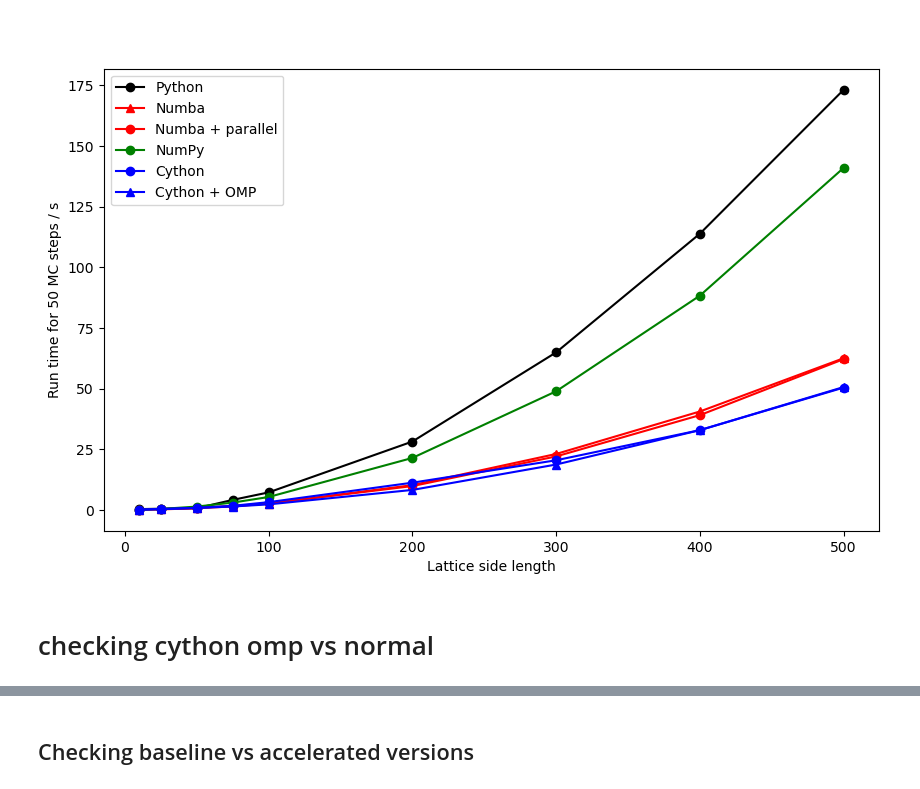
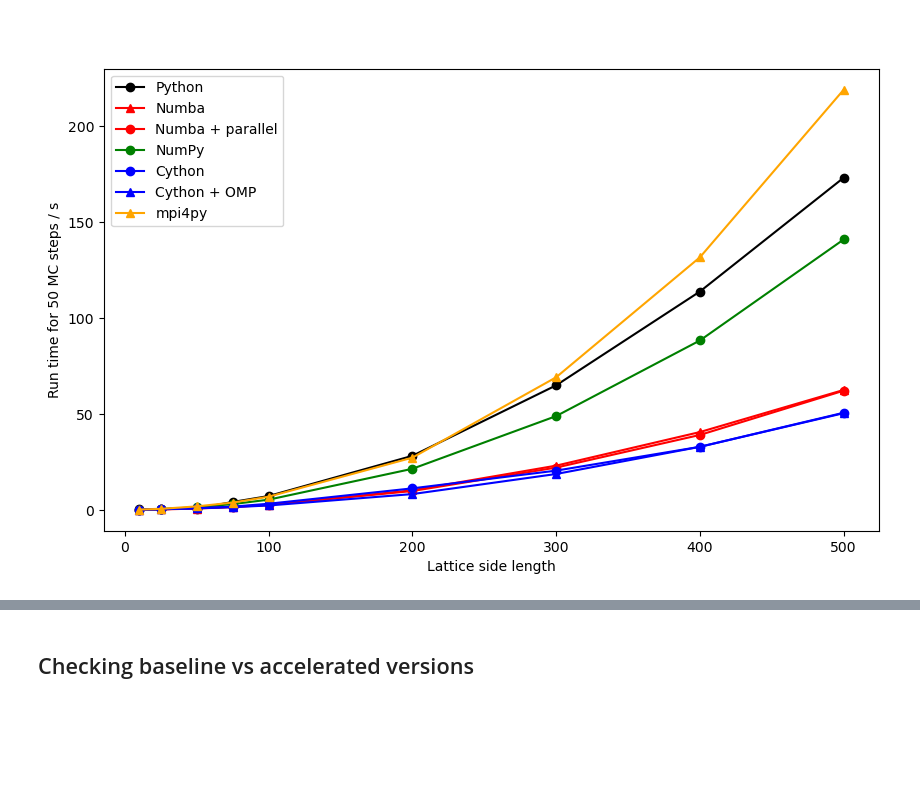
Before and after one commit to summerz04/LebwohlLasher, a Jupyter notebook: LebwohlLasher_Plotting.ipynb, the cells around one changed output, grey strips where cells are left out. Saved outputs shown, nothing was run; the diff lists cells and outputs as text; code cells hidden in the pictures; blank space fills up the shorter version.

Commit message:
Plotting validation and scaling plots

```diff
--- a/LebwohlLasher_Plotting.ipynb
+++ b/LebwohlLasher_Plotting.ipynb
@@ -83,8 +83,14 @@ def extract_size_and_time(filename):
 # %%
 import matplotlib.pyplot as plt
 fig, ax = plt.subplots(figsize=(10,6))
+sizes = [10, 25, 50, 75, 100, 200, 300, 400, 500]
+## ============================== plotting baseline timings =================================##
+sizes = []
+base_times = []
+for i in sizes:
+    read = np.loadtxt(f'timings/scalings/baseline_{i}.txt')
+    L, t = extract_size_and_time(read)
 
-## ============================== plotting baseline timings =================================##
 base_files = [
     "timings/scalings/baseline_10.txt",
     "timings/scalings/baseline_25.txt",
@@ -98,8 +104,7 @@ base_files = [
 
 ]
 
-sizes = []
-base_times = []
+
 
 for f in base_files:
     L, t = extract_size_and_time(f)
@@ -201,37 +206,58 @@ c_omp_files = [
     "timings/scalings/c_omp_75.txt",
     "timings/scalings/c_omp_100.txt",
     "timings/scalings/c_omp_200.txt",
     "timings/scalings/c_omp_300.txt",
     "timings/scalings/c_omp_400.txt",
     "timings/scalings/c_omp_500.txt",
 ]
 
 sizes = []
 c_omp_times = []
 
 for f in c_omp_files:
     L, t = extract_size_and_time(f)
     sizes.append(L)
     c_omp_times.append(t)
+## ============================== plotting mpi4py =================================##
+
+mpi_files = [
+    "timings/scalings/mpi_10.txt",
+    "timings/scalings/mpi_25.txt",
+    "timings/scalings/mpi_50.txt",
+    "timings/scalings/mpi_75.txt",
+    "timings/scalings/mpi_100.txt",
+    "timings/scalings/mpi_200.txt",
+    "timings/scalings/mpi_300.txt",
+    "timings/scalings/mpi_400.txt",
+    "timings/scalings/mpi_500.txt",
+]
+
+sizes = []
+mpi_times = []
+
+for f in mpi_files:
+    L, t = extract_size_and_time(f)
+    sizes.append(L)
+    mpi_times.append(t)
+
 
 
 ax.plot(sizes, base_times, marker="o", color='black', label='Python')
 ax.plot(sizes, numba_times, marker="^", color='red', label='Numba')
 ax.plot(sizes, numba_p_times, marker="o", color='red', label='Numba + parallel')
 ax.plot(sizes, numpy_times, marker="o", color='green', label='NumPy')
 ax.plot(sizes, c_times, marker="o", color='blue', label='Cython')
 ax.plot(sizes, c_omp_times, marker="^", color='blue', label='Cython + OMP')
+ax.plot(sizes, mpi_times, marker="^", color='orange', label='mpi4py')
 
 ax.set_xlabel("Lattice side length")
 ax.set_ylabel("Run time for 50 MC steps / s")
 
 ax.legend()
 plt.show()
 # %% [output]
-[figure, old version]
+[figure, new version]
 # %%
 # plotting time scalings
 
 scaling_size = [10, 25, 50, 75, 100, 200, 300, 400, 500]
-# %% [markdown]
-# checking cython omp vs normal
```
Also changed, not shown: parts of 9 cells of this notebook.
